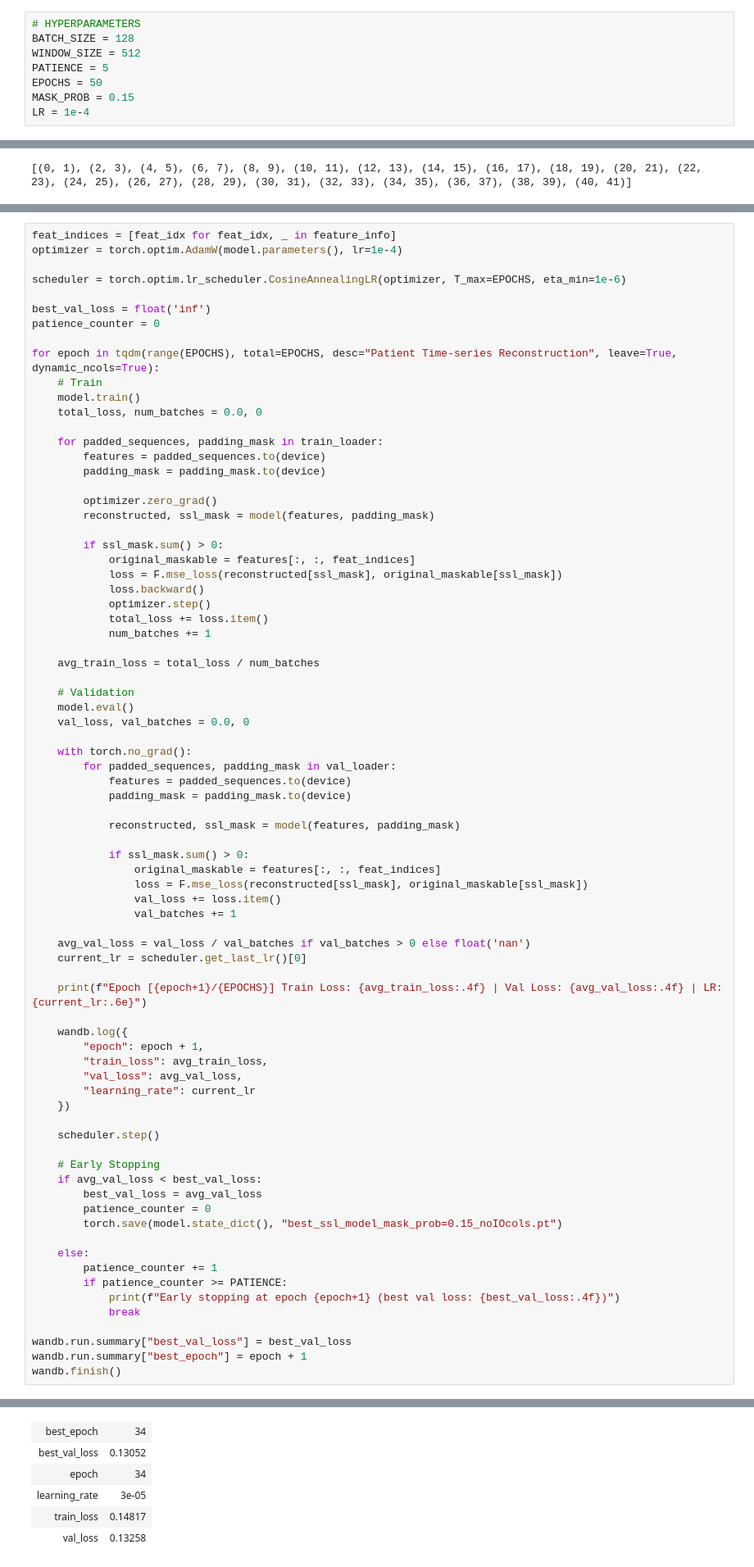
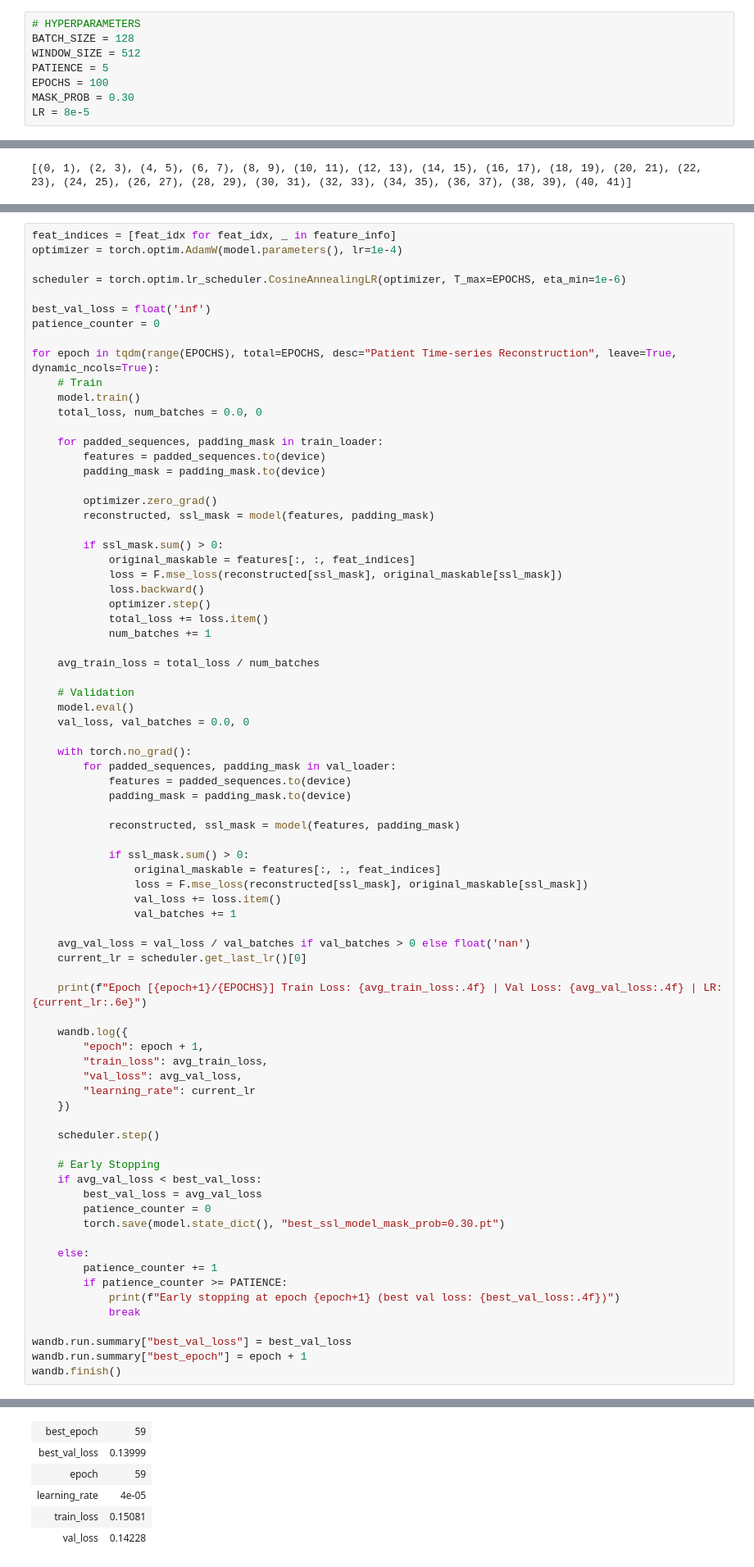
Before and after one commit to lastdancewithyou/multimodal_edema_prediction, a Jupyter notebook: timeseries_ssl.ipynb, the cells around one changed output, grey strips where cells are left out. Shown at 82% size. Saved outputs shown, nothing was run; the diff lists cells and outputs as text.

```diff
--- a/timeseries_ssl.ipynb
+++ b/timeseries_ssl.ipynb
@@ -21,9 +21,9 @@ test_df = pd.read_feather("/home/DAHS1/gangmin/my_research/clinical_multimodal_l
 BATCH_SIZE = 128
 WINDOW_SIZE = 512
 PATIENCE = 5
-EPOCHS = 50
-MASK_PROB = 0.15
-LR = 1e-4
+EPOCHS = 100
+MASK_PROB = 0.30
+LR = 8e-5
 # %%
 class ICUTimeSeriesDataset(Dataset):
     def __init__(self, df):
@@ -321,7 +322,7 @@ for epoch in tqdm(range(EPOCHS), total=EPOCHS, desc="Patient Time-series Reconst
     if avg_val_loss < best_val_loss:
         best_val_loss = avg_val_loss
         patience_counter = 0
-        torch.save(model.state_dict(), "best_ssl_model_mask_prob=0.15_noIOcols.pt")
+        torch.save(model.state_dict(), "best_ssl_model_mask_prob=0.30.pt")
 
     else:
         patience_counter += 1
@@ -359,7 +360,7 @@ Run history:
 Run summary:
-| best_epoch | 34 |
-| best_val_loss | 0.13052 |
-| epoch | 34 |
-| learning_rate | 3e-05 |
-| train_loss | 0.14817 |
-| val_loss | 0.13258 |
+| best_epoch | 59 |
+| best_val_loss | 0.13999 |
+| epoch | 59 |
+| learning_rate | 4e-05 |
+| train_loss | 0.15081 |
+| val_loss | 0.14228 |
```
Also changed, not shown: parts of 6 cells of this notebook, 57 other files.
